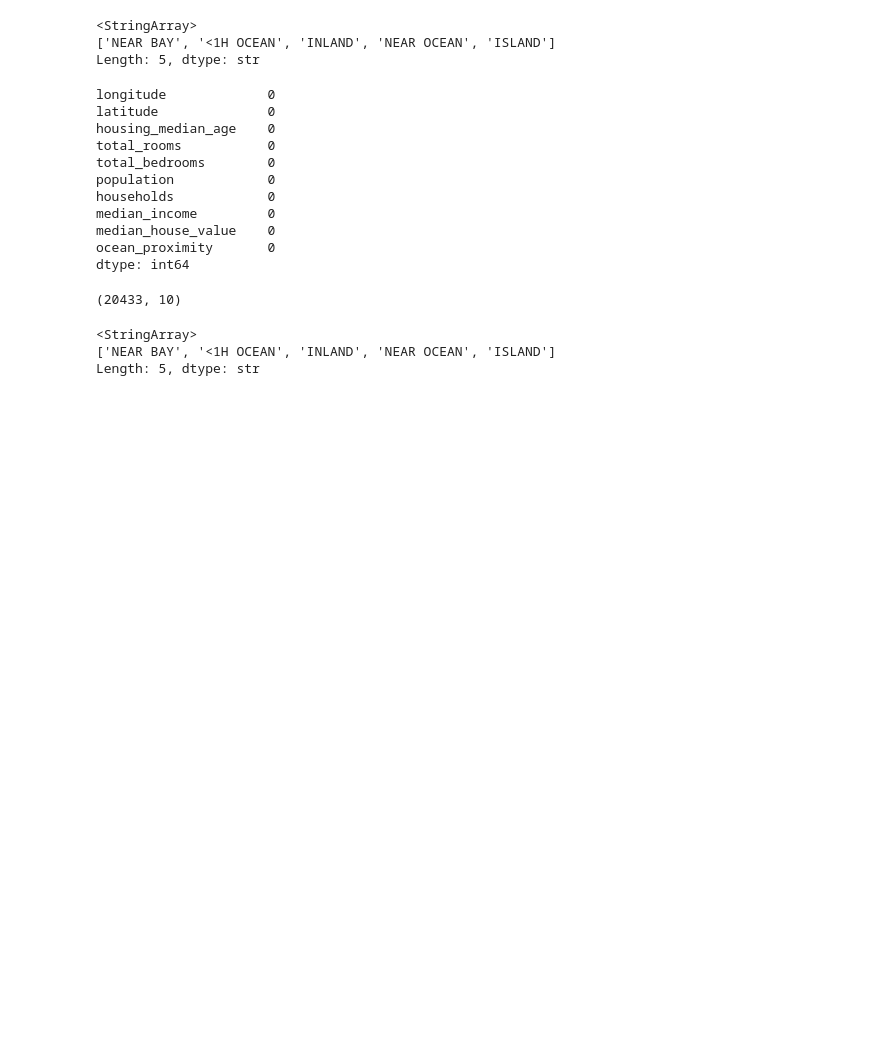
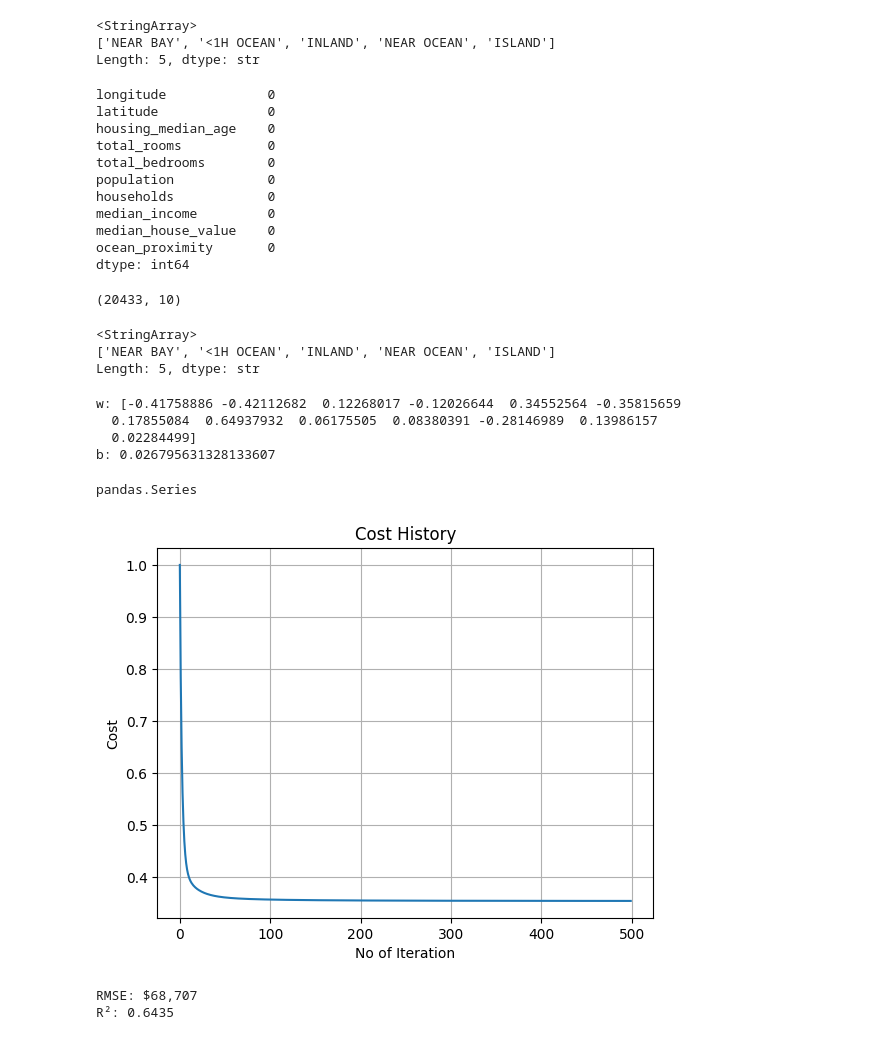
Before and after one commit to FeralSatyam/House-Price-Prediction-Using-Linear-Regression, a Jupyter notebook: house-price-pred.ipynb, the cells around one changed output. Cells and saved outputs as stored; diff of their text form; code cells hidden in the pictures; blank space fills up the shorter version.

Commit message:
Completed model prediction

```diff
--- a/house-price-pred.ipynb
+++ b/house-price-pred.ipynb
@@ -125,3 +130,46 @@ scalled_X_test = (X_test[columns_to_scale] - X_test[columns_to_scale].mean()) /
 #Replaced the value of scaled to the original train and test dataset without scaling certain columns -> ocean proximity
 X_train[columns_to_scale] = scalled_X_train[columns_to_scale]
 X_test[columns_to_scale] = scalled_X_test[columns_to_scale]
+# %%
+#Performed Standardization scaling
+scalled_y_train = (y_train - y_train.mean() )/y_train.std()
+scalled_y_test = (y_test - y_train.mean() )/y_train.std()
+y_train = scalled_y_train
+y_test = scalled_y_test
+# %%
+def compute_gradient_descent(X_train, y_train, w, b, alpha, n):
+    m = len(X_train)
+    cost_history = []
+    for i in range(n):
+        pred = X_train @ w + b
+        error = pred - y_train
+
+        w_gradient = (2/m) * (X_train.T @ error)
+        b_gradient = (2/m) * (np.sum(error))
+
+        w = w - (w_gradient * alpha)
+        b = b - (b_gradient * alpha)
+
+        cost = 1/m * np.sum(error ** 2)
+        cost_history.append(cost)
+    return  w, b,cost_history
+# %%
+w_initial = np.zeros(X_train.shape[1])
+b_initial = 0
+alpha = 0.1
+n = 500
+X_train_np = X_train.values
+y_train_np = y_train.values.flatten()
+w_final, b_final, cost = compute_gradient_descent(X_train_np, y_train_np, w_initial, b_initial, alpha, n)
+#print(cost)
+print(f"w: {w_final}")
+print(f"b: {b_final}")
+# %% [output]
+w: [-0.41758886 -0.42112682  0.12268017 -0.12026644  0.34552564 -0.35815659
+  0.17855084  0.64937932  0.06175505  0.08380391 -0.28146989  0.13986157
+  0.02284499]
+b: 0.026795631328133607
+# %%
+type(y_mean)
+# %% [output]
+pandas.Series
@@ -127,0 +187,32 @@ X_test[columns_to_scale] = scalled_X_test[columns_to_scale]
+# %%
+plt.plot(range(n), cost)
+plt.xlabel('No of Iteration')
+plt.ylabel('Cost')
+plt.title('Cost History')
+plt.grid()
+# %% [output]
+[figure, added]
+# %%
+# Extract scalars
+y_std_value = float(y_std.iloc[0]) if hasattr(y_std, 'iloc') else float(y_std)
+y_mean_value = float(y_mean.iloc[0]) if hasattr(y_mean, 'iloc') else float(y_mean)
+
+# Convert predictions
+prediction_dollar = (test_prediction * y_std_value) + y_mean_value
+
+# Flatten actual values
+actual_dollar = original_y_test.values.flatten()
+
+# Calculate errors
+error_dollar = actual_dollar - prediction_dollar
+
+# Calculate metrics
+mse = np.mean(error_dollar ** 2)
+rmse = np.sqrt(mse)
+r2 = 1 - (np.sum(error_dollar ** 2) / np.sum((actual_dollar - np.mean(actual_dollar)) ** 2))
+
+print(f"RMSE: ${rmse:,.0f}")
+print(f"R²: {r2:.4f}")
+# %% [output]
+RMSE: $68,707
+R²: 0.6435
```
Also changed, not shown: parts of 4 cells of this notebook.
